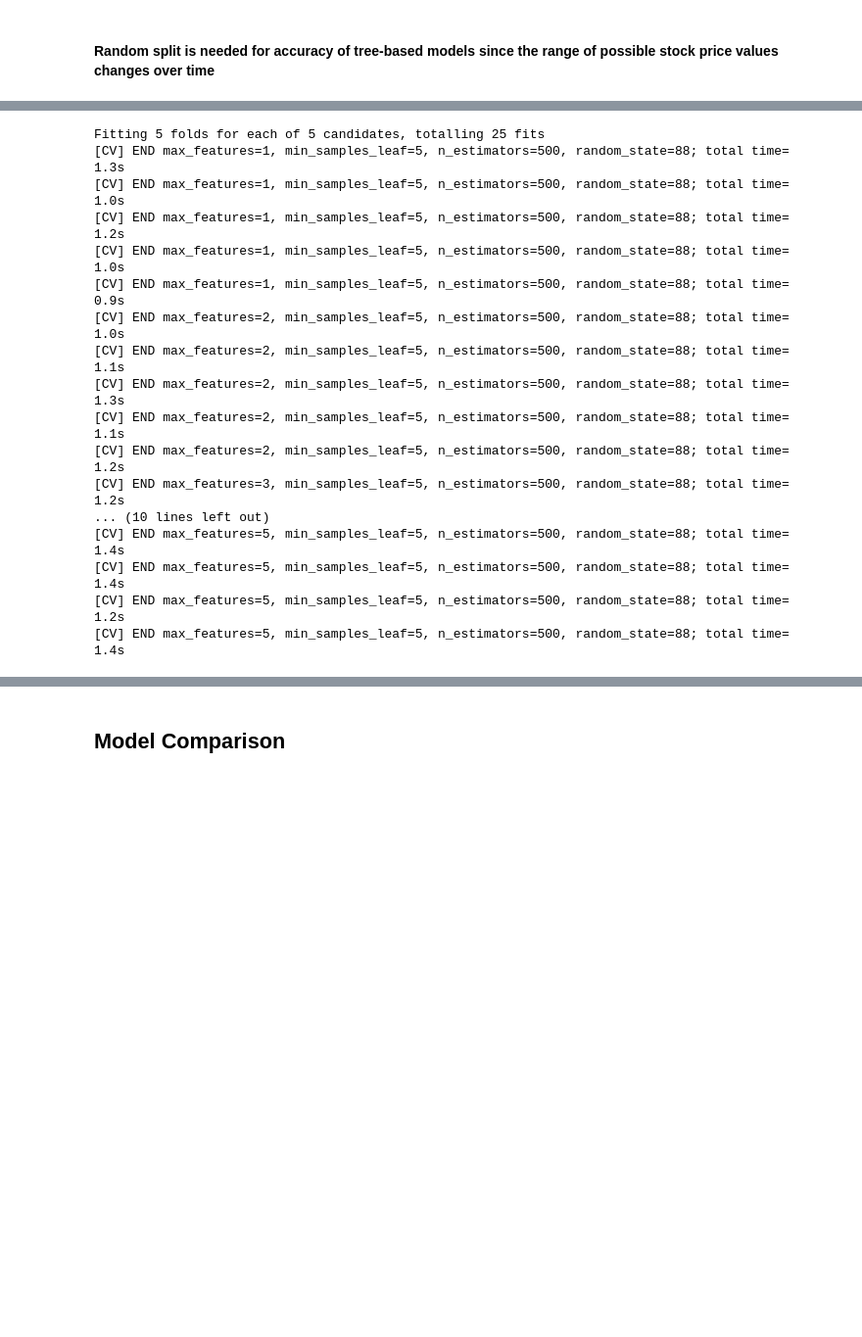
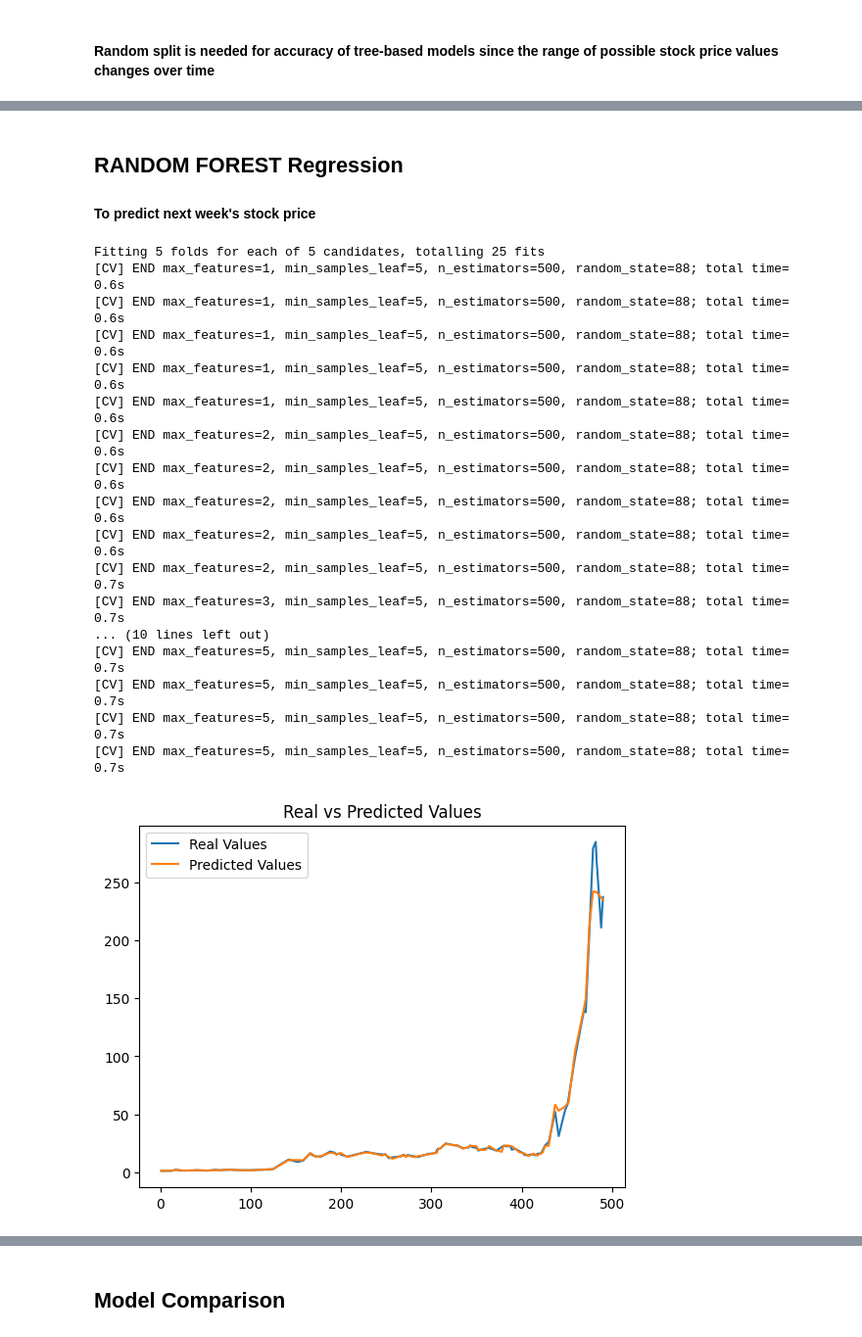
Before and after one commit to majda-br/Stock-trend-prediction, a Jupyter notebook: models/models.ipynb, the cells around one changed output, grey strips where cells are left out. Shown at 98% size. Cells and saved outputs as stored; diff of their text form; code cells hidden in the pictures; blank space fills up the shorter version.

```diff
--- a/models/models.ipynb
+++ b/models/models.ipynb
@@ -408,29 +422,46 @@ test_pred_cart, train_pred_cart = dtr_cv.predict(X_test), dtr_cv.predict(X_train
+# %% [markdown]
+## RANDOM FOREST Regression
+#### To predict next week's stock price
 # %%
 grid_values = {'max_features': np.linspace(1,5,5, dtype='int32'),
                'min_samples_leaf': [5],
                'n_estimators': [500],
                'random_state': [88]}
 
-rf2 = RandomForestClassifier()
+rf2 = RandomForestRegressor()
 cv = KFold(n_splits=5,random_state=333,shuffle=True)
 rf_cv = GridSearchCV(rf2, param_grid=grid_values, scoring='r2', cv=cv,verbose=2)
-rf_cv.fit(X_train, y_train_class)
+rf_cv.fit(X_train, y_train)
 test_pred_rf, train_pred_rf = rf_cv.predict(X_test), rf_cv.predict(X_train)
 # %% [output]
 Fitting 5 folds for each of 5 candidates, totalling 25 fits
-[CV] END max_features=1, min_samples_leaf=5, n_estimators=500, random_state=88; total time=   1.3s
-[CV] END max_features=1, min_samples_leaf=5, n_estimators=500, random_state=88; total time=   1.0s
-[CV] END max_features=1, min_samples_leaf=5, n_estimators=500, random_state=88; total time=   1.2s
-[CV] END max_features=1, min_samples_leaf=5, n_estimators=500, random_state=88; total time=   1.0s
-[CV] END max_features=1, min_samples_leaf=5, n_estimators=500, random_state=88; total time=   0.9s
-[CV] END max_features=2, min_samples_leaf=5, n_estimators=500, random_state=88; total time=   1.0s
-[CV] END max_features=2, min_samples_leaf=5, n_estimators=500, random_state=88; total time=   1.1s
-[CV] END max_features=2, min_samples_leaf=5, n_estimators=500, random_state=88; total time=   1.3s
-[CV] END max_features=2, min_samples_leaf=5, n_estimators=500, random_state=88; total time=   1.1s
-[CV] END max_features=2, min_samples_leaf=5, n_estimators=500, random_state=88; total time=   1.2s
-[CV] END max_features=3, min_samples_leaf=5, n_estimators=500, random_state=88; total time=   1.2s
+[CV] END max_features=1, min_samples_leaf=5, n_estimators=500, random_state=88; total time=   0.6s
+[CV] END max_features=1, min_samples_leaf=5, n_estimators=500, random_state=88; total time=   0.6s
+[CV] END max_features=1, min_samples_leaf=5, n_estimators=500, random_state=88; total time=   0.6s
+[CV] END max_features=1, min_samples_leaf=5, n_estimators=500, random_state=88; total time=   0.6s
+[CV] END max_features=1, min_samples_leaf=5, n_estimators=500, random_state=88; total time=   0.6s
+[CV] END max_features=2, min_samples_leaf=5, n_estimators=500, random_state=88; total time=   0.6s
+[CV] END max_features=2, min_samples_leaf=5, n_estimators=500, random_state=88; total time=   0.6s
+[CV] END max_features=2, min_samples_leaf=5, n_estimators=500, random_state=88; total time=   0.6s
+[CV] END max_features=2, min_samples_leaf=5, n_estimators=500, random_state=88; total time=   0.6s
+[CV] END max_features=2, min_samples_leaf=5, n_estimators=500, random_state=88; total time=   0.7s
+[CV] END max_features=3, min_samples_leaf=5, n_estimators=500, random_state=88; total time=   0.7s
 ... (10 lines left out)
-[CV] END max_features=5, min_samples_leaf=5, n_estimators=500, random_state=88; total time=   1.4s
-[CV] END max_features=5, min_samples_leaf=5, n_estimators=500, random_state=88; total time=   1.4s
-[CV] END max_features=5, min_samples_leaf=5, n_estimators=500, random_state=88; total time=   1.2s
-[CV] END max_features=5, min_samples_leaf=5, n_estimators=500, random_state=88; total time=   1.4s
+[CV] END max_features=5, min_samples_leaf=5, n_estimators=500, random_state=88; total time=   0.7s
+[CV] END max_features=5, min_samples_leaf=5, n_estimators=500, random_state=88; total time=   0.7s
+[CV] END max_features=5, min_samples_leaf=5, n_estimators=500, random_state=88; total time=   0.7s
+[CV] END max_features=5, min_samples_leaf=5, n_estimators=500, random_state=88; total time=   0.7s
+# %%
+# Create plot to compare real and predicted test stock values
+
+y_pred_copy = y_test.copy()
+for i in range(len(y_pred_copy)):
+    y_pred_copy[y_pred_copy.index[i]] = test_pred_rf[i]
+
+plt.title('Real vs Predicted Values')
+plt.plot(y_test.sort_index(),  label= 'Real Values')
+plt.plot(y_pred_copy.sort_index(), label = 'Predicted Values')
+plt.legend()
+plt.show()
+# %% [output]
+[figure, added]
```
Also changed, not shown: parts of 47 cells of this notebook, 1 other file.
